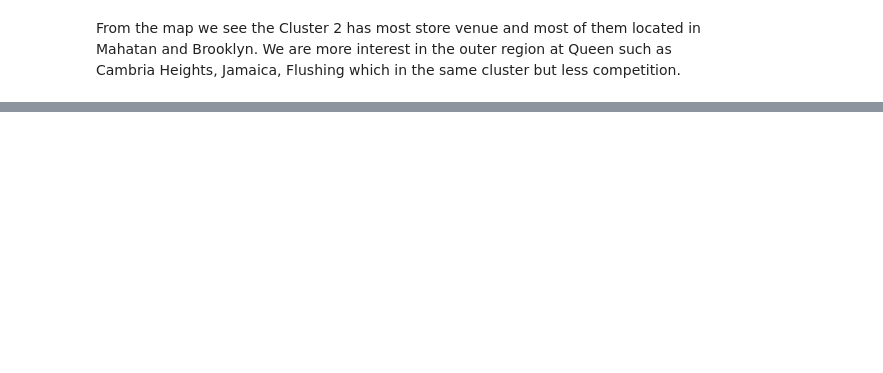
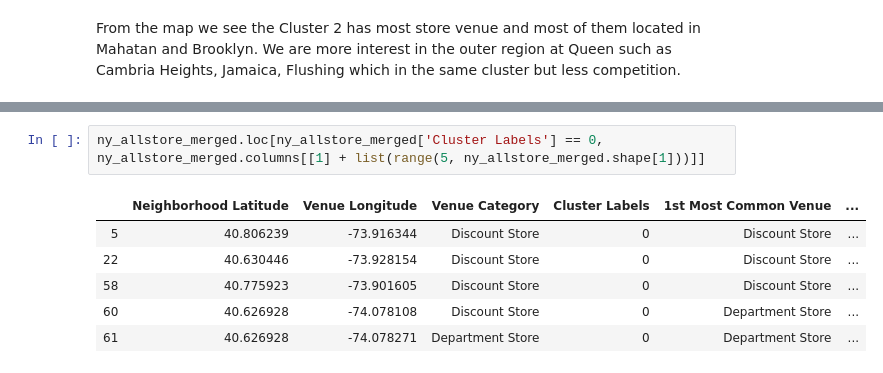
Before and after one commit to Quan-Dang-PM/Coursera_Capstone, a Jupyter notebook: The Battle of Neighborhoods (Week 4).ipynb, the cells around one changed output, grey strips where cells are left out. Drawn from its saved outputs; the diff is of its cells as text; blank space fills up the shorter version.

```diff
--- a/The Battle of Neighborhoods (Week 4).ipynb
+++ b/The Battle of Neighborhoods (Week 4).ipynb
@@ -418,0 +424,9 @@ From the map we see the Cluster 2 has most store venue and most of them located
+# %%
+ny_allstore_merged.loc[ny_allstore_merged['Cluster Labels'] == 0, ny_allstore_merged.columns[[1] + list(range(5, ny_allstore_merged.shape[1]))]]
+# %% [output]
+|  | Neighborhood Latitude | Venue Longitude | Venue Category | Cluster Labels | 1st Most Common Venue | ... |
+| 5 | 40.806239 | -73.916344 | Discount Store | 0 | Discount Store | ... |
+| 22 | 40.630446 | -73.928154 | Discount Store | 0 | Discount Store | ... |
+| 58 | 40.775923 | -73.901605 | Discount Store | 0 | Discount Store | ... |
+| 60 | 40.626928 | -74.078108 | Discount Store | 0 | Department Store | ... |
+| 61 | 40.626928 | -74.078271 | Department Store | 0 | Department Store | ... |
```
Also changed, not shown: parts of 5 cells of this notebook, 2 other files.
